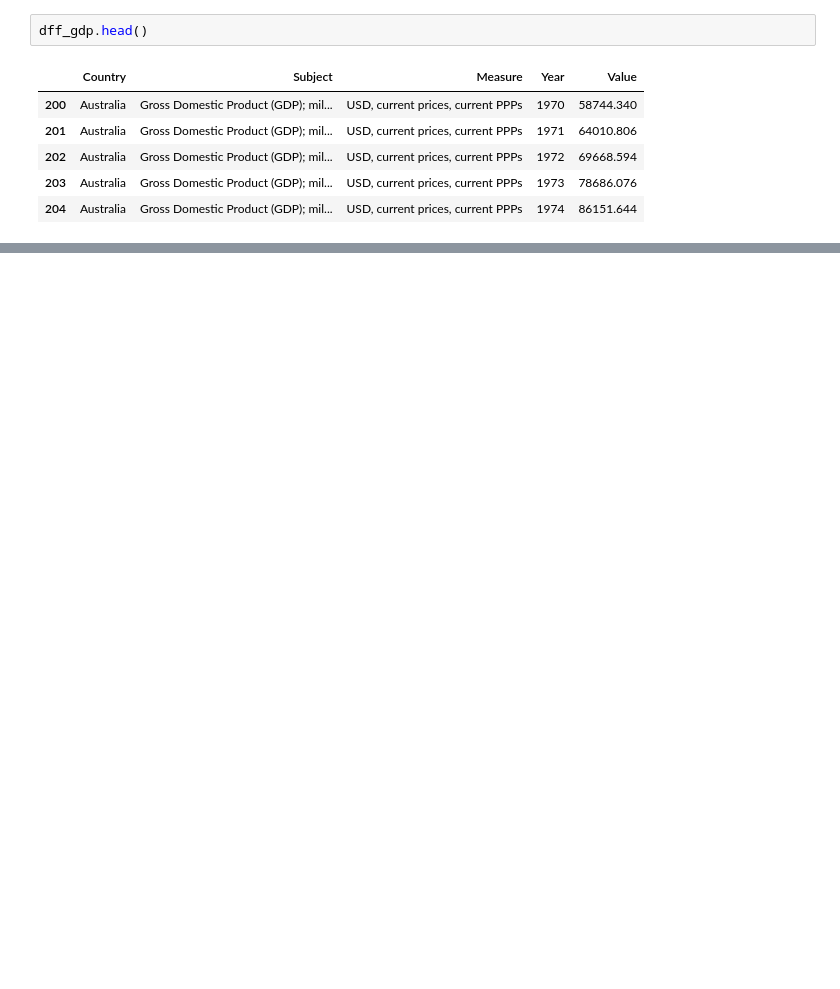
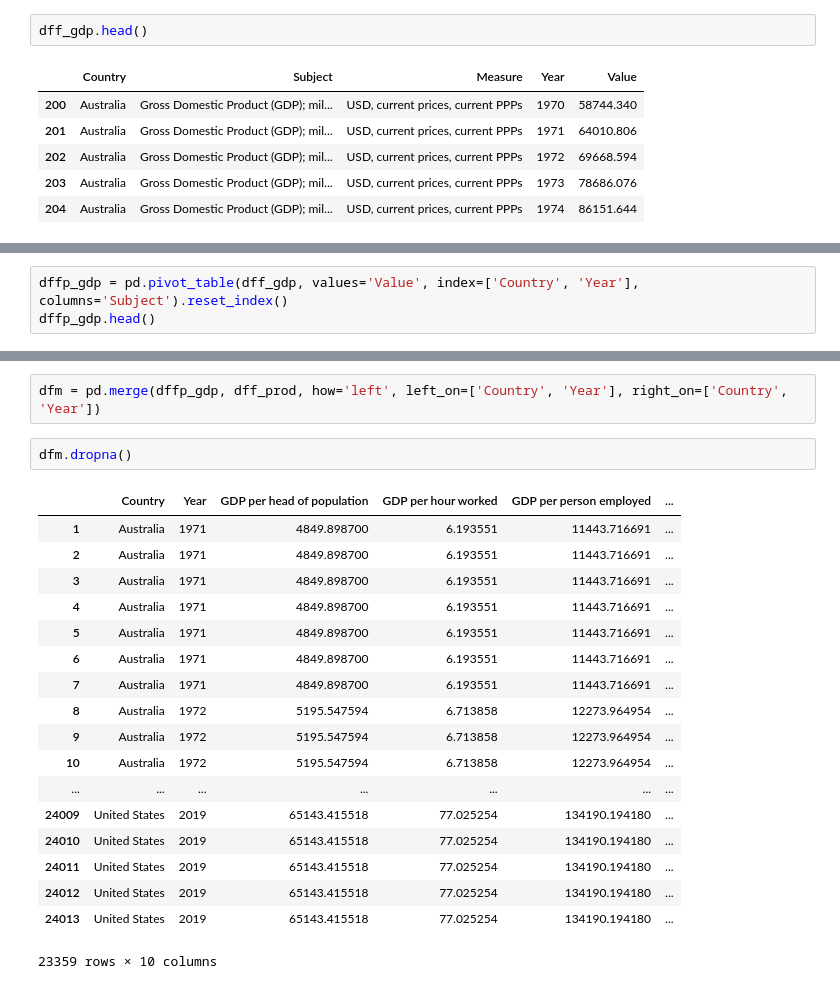
Before and after one commit to mayabenowitz/neuralcraft, a Jupyter notebook: notebooks/1.1-mayab-data-munging.ipynb, the cells around one changed output, grey strips where cells are left out. Saved outputs shown, nothing was run; the diff lists cells and outputs as text; blank space fills up the shorter version.

```diff
--- a/notebooks/1.1-mayab-data-munging.ipynb
+++ b/notebooks/1.1-mayab-data-munging.ipynb
@@ -125,0 +141,3 @@ df_gdp[(df_gdp['Subject'] == 'GDP per person employed')& (df_gdp['Country'] == '
+# %%
+dffp_gdp = pd.pivot_table(dff_gdp, values='Value', index=['Country', 'Year'], columns='Subject').reset_index()
+dffp_gdp.head()
@@ -125,0 +151,23 @@ df_gdp[(df_gdp['Subject'] == 'GDP per person employed')& (df_gdp['Country'] == '
+# %%
+dfm = pd.merge(dffp_gdp, dff_prod, how='left', left_on=['Country', 'Year'], right_on=['Country', 'Year'])
+# %%
+dfm.dropna()
+# %% [output]
+|  | Country | Year | GDP per head of population | GDP per hour worked | GDP per person employed | ... |
+| 1 | Australia | 1971 | 4849.898700 | 6.193551 | 11443.716691 | ... |
+| 2 | Australia | 1971 | 4849.898700 | 6.193551 | 11443.716691 | ... |
+| 3 | Australia | 1971 | 4849.898700 | 6.193551 | 11443.716691 | ... |
+| 4 | Australia | 1971 | 4849.898700 | 6.193551 | 11443.716691 | ... |
+| 5 | Australia | 1971 | 4849.898700 | 6.193551 | 11443.716691 | ... |
+| 6 | Australia | 1971 | 4849.898700 | 6.193551 | 11443.716691 | ... |
+| 7 | Australia | 1971 | 4849.898700 | 6.193551 | 11443.716691 | ... |
+| 8 | Australia | 1972 | 5195.547594 | 6.713858 | 12273.964954 | ... |
+| 9 | Australia | 1972 | 5195.547594 | 6.713858 | 12273.964954 | ... |
+| 10 | Australia | 1972 | 5195.547594 | 6.713858 | 12273.964954 | ... |
+| ... | ... | ... | ... | ... | ... | ... |
+| 24009 | United States | 2019 | 65143.415518 | 77.025254 | 134190.194180 | ... |
+| 24010 | United States | 2019 | 65143.415518 | 77.025254 | 134190.194180 | ... |
+| 24011 | United States | 2019 | 65143.415518 | 77.025254 | 134190.194180 | ... |
+| 24012 | United States | 2019 | 65143.415518 | 77.025254 | 134190.194180 | ... |
+| 24013 | United States | 2019 | 65143.415518 | 77.025254 | 134190.194180 | ... |
+23359 rows × 10 columns
```
Also changed, not shown: parts of 8 cells of this notebook.
